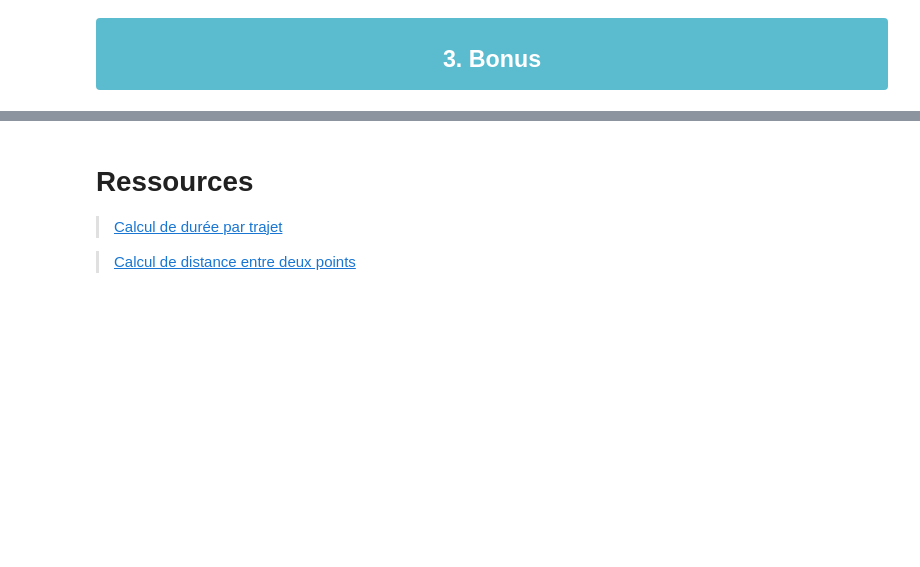
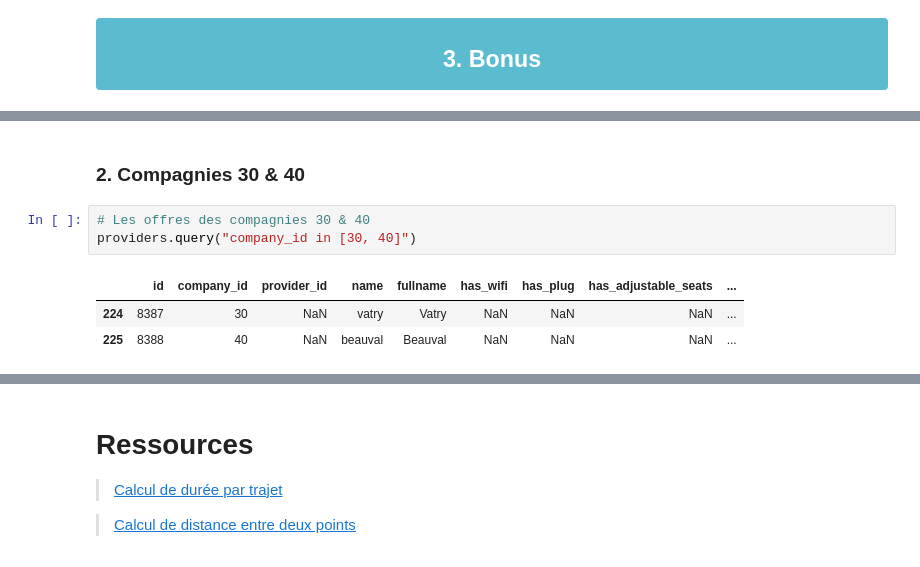
Before and after one commit to bchryzal/Tictactrip, a Jupyter notebook: tictactrip-crunching-machine-learning.ipynb, the cells around one changed output, grey strips where cells are left out. Cells and saved outputs as stored; diff of their text form; blank space fills up the shorter version.

```diff
--- a/tictactrip-crunching-machine-learning.ipynb
+++ b/tictactrip-crunching-machine-learning.ipynb
@@ -594,0 +657,9 @@ Il est tout à fait normal de reporter les observations suivants :
+# %% [markdown]
+### 2. Compagnies **30** & **40**
+# %%
+# Les offres des compagnies 30 & 40
+providers.query("company_id in [30, 40]")
+# %% [output]
+|  | id | company_id | provider_id | name | fullname | has_wifi | has_plug | has_adjustable_seats | ... |
+| 224 | 8387 | 30 | NaN | vatry | Vatry | NaN | NaN | NaN | ... |
+| 225 | 8388 | 40 | NaN | beauval | Beauval | NaN | NaN | NaN | ... |
```
Also changed, not shown: parts of 23 cells of this notebook.
